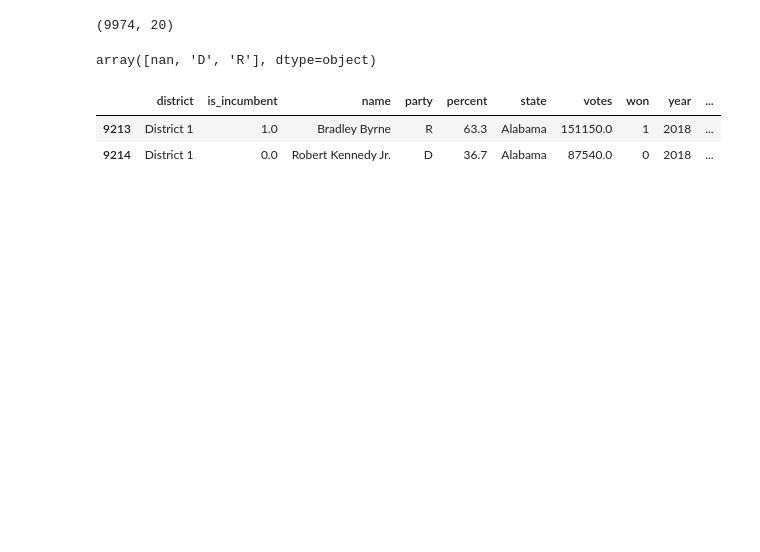
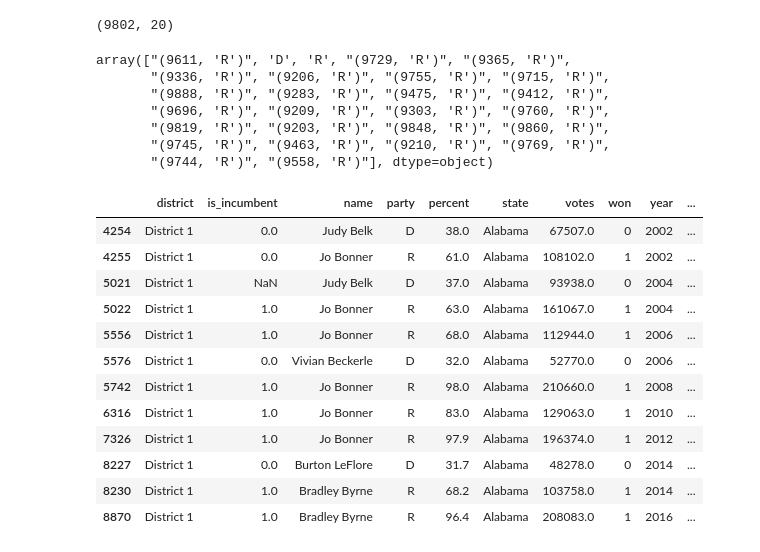
Before and after one commit to pmary/harvard_E-109A_final, a Jupyter notebook: 05-Modeling.ipynb, the cells around one changed output. Drawn from its saved outputs; the diff is of its cells as text; code cells hidden in the pictures; blank space fills up the shorter version.

```diff
--- a/05-Modeling.ipynb
+++ b/05-Modeling.ipynb
@@ -16,16 +16,22 @@ import seaborn as sns
 from sklearn.linear_model import LogisticRegression
 from sklearn.linear_model import LogisticRegressionCV
 # %%
-#house_df = pd.read_csv('data/house_mean_imputation.csv')
-house_df = pd.read_csv('data/ready_to_use_dataset.csv')
+house_df = pd.read_csv('data/house_mean_imputation.csv')
+#house_df = pd.read_csv('data/ready_to_use_dataset.csv')
 house_df = house_df.drop_duplicates(['year', 'state', 'district', 'name'])
 display(house_df.shape)
 # %% [output]
-(9974, 20)
+(9802, 20)
 # %%
 house_df['last_house_majority'].unique()
 # %% [output]
-array([nan, 'D', 'R'], dtype=object)
+array(["(9611, 'R')", 'D', 'R', "(9729, 'R')", "(9365, 'R')",
+       "(9336, 'R')", "(9206, 'R')", "(9755, 'R')", "(9715, 'R')",
+       "(9888, 'R')", "(9283, 'R')", "(9475, 'R')", "(9412, 'R')",
+       "(9696, 'R')", "(9209, 'R')", "(9303, 'R')", "(9760, 'R')",
+       "(9819, 'R')", "(9203, 'R')", "(9848, 'R')", "(9860, 'R')",
+       "(9745, 'R')", "(9463, 'R')", "(9210, 'R')", "(9769, 'R')",
+       "(9744, 'R')", "(9558, 'R')"], dtype=object)
 # %%
 #house_df2=house_df.set_index(['year', 'state', 'district', 'name']).dropna().copy()
 house_df2=house_df.dropna().copy()
@@ -41,11 +48,21 @@ x_train, y_train=data_train.drop('won', axis=1), data_train['won']
 x_test, y_test=data_test.drop('won', axis=1), data_test['won']
 baselineLogRegr=LogisticRegressionCV(cv=5, penalty='l2').fit(x_train, y_train)
 # %%
-display(house_df[(house_df['year']==2018)&(house_df['state']=='Alabama')&(house_df['district']=='District 1')])
+display(house_df[(house_df['year']!=2018)&(house_df['state']=='Alabama')&(house_df['district']=='District 1')])
 # %% [output]
 |  | district | is_incumbent | name | party | percent | state | votes | won | year | ... |
-| 9213 | District 1 | 1.0 | Bradley Byrne | R | 63.3 | Alabama | 151150.0 | 1 | 2018 | ... |
-| 9214 | District 1 | 0.0 | Robert Kennedy Jr. | D | 36.7 | Alabama | 87540.0 | 0 | 2018 | ... |
+| 4254 | District 1 | 0.0 | Judy Belk | D | 38.0 | Alabama | 67507.0 | 0 | 2002 | ... |
+| 4255 | District 1 | 0.0 | Jo Bonner | R | 61.0 | Alabama | 108102.0 | 1 | 2002 | ... |
+| 5021 | District 1 | NaN | Judy Belk | D | 37.0 | Alabama | 93938.0 | 0 | 2004 | ... |
+| 5022 | District 1 | 1.0 | Jo Bonner | R | 63.0 | Alabama | 161067.0 | 1 | 2004 | ... |
+| 5556 | District 1 | 1.0 | Jo Bonner | R | 68.0 | Alabama | 112944.0 | 1 | 2006 | ... |
+| 5576 | District 1 | 0.0 | Vivian Beckerle | D | 32.0 | Alabama | 52770.0 | 0 | 2006 | ... |
+| 5742 | District 1 | 1.0 | Jo Bonner | R | 98.0 | Alabama | 210660.0 | 1 | 2008 | ... |
+| 6316 | District 1 | 1.0 | Jo Bonner | R | 83.0 | Alabama | 129063.0 | 1 | 2010 | ... |
+| 7326 | District 1 | 1.0 | Jo Bonner | R | 97.9 | Alabama | 196374.0 | 1 | 2012 | ... |
+| 8227 | District 1 | 0.0 | Burton LeFlore | D | 31.7 | Alabama | 48278.0 | 0 | 2014 | ... |
+| 8230 | District 1 | 1.0 | Bradley Byrne | R | 68.2 | Alabama | 103758.0 | 1 | 2014 | ... |
+| 8870 | District 1 | 1.0 | Bradley Byrne | R | 96.4 | Alabama | 208083.0 | 1 | 2016 | ... |
 # %%
 #Accuracy is defined as (TP+TN)/n
 def printAccuracy(y_train, y_pred_train, y_test, y_pred_test):
```
Also changed, not shown: parts of 3 cells of this notebook, 2 other files.
